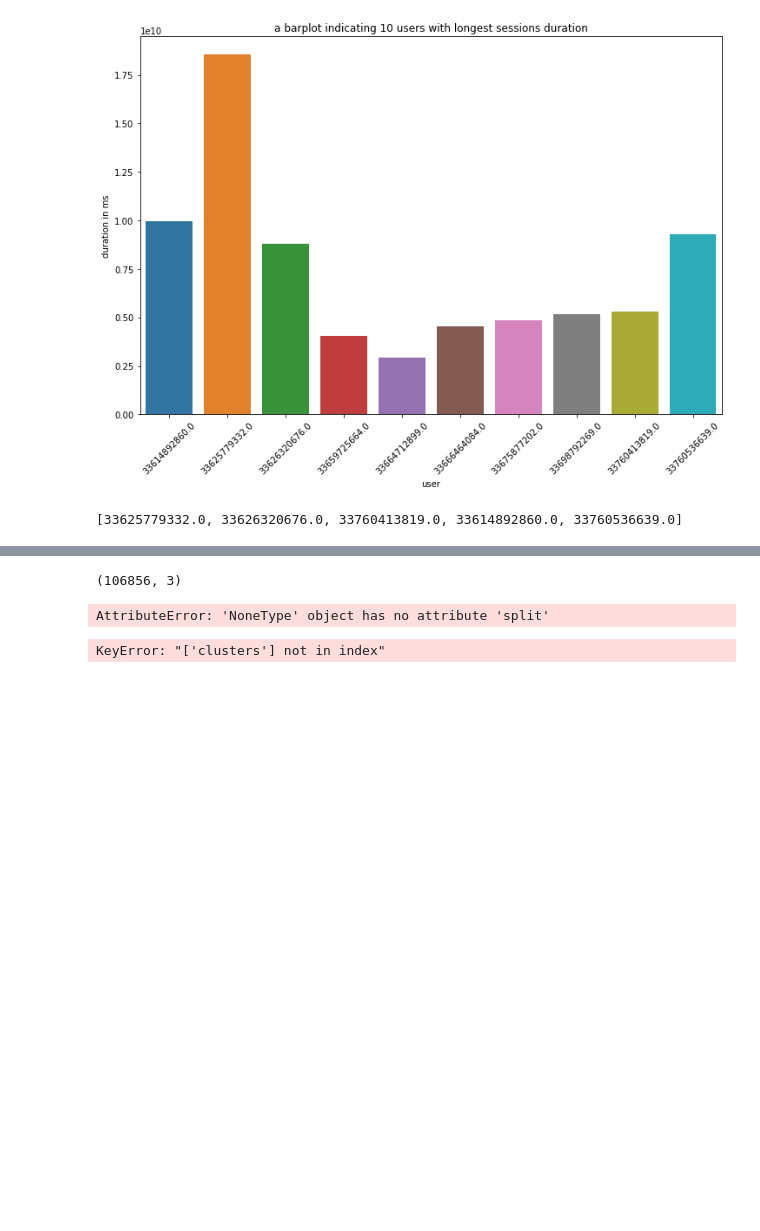
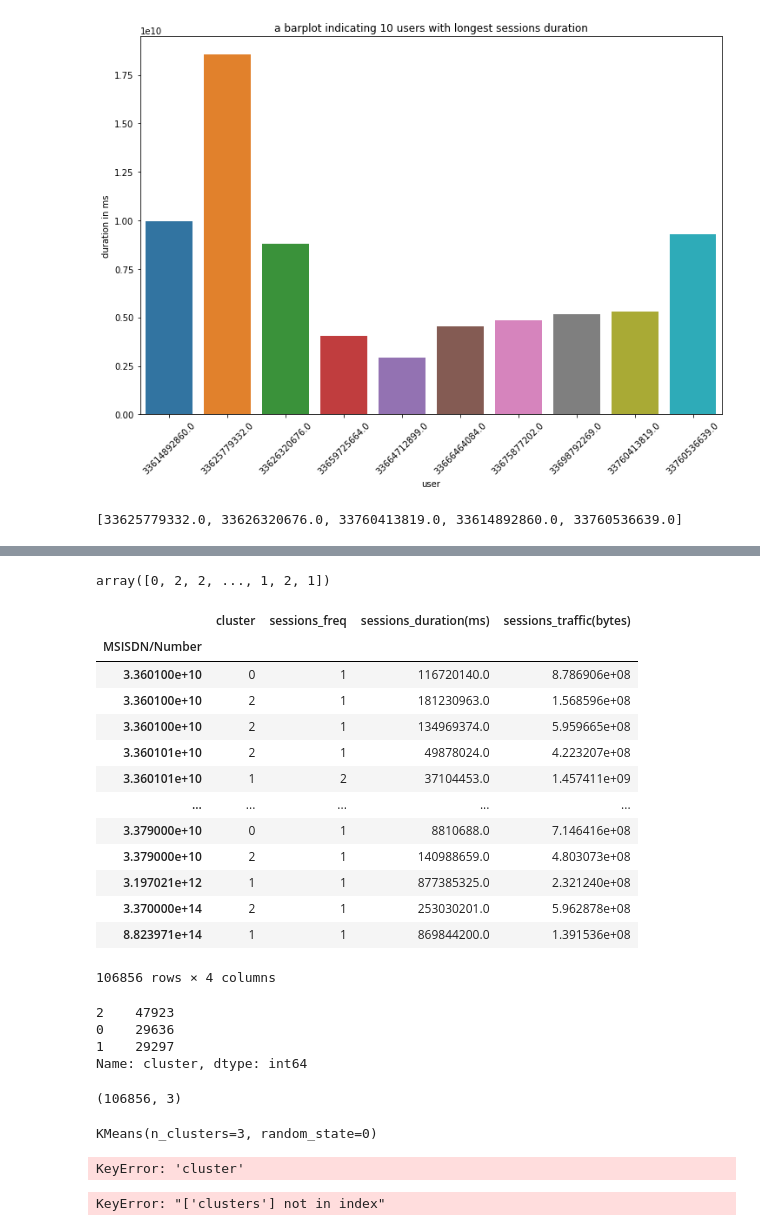
Before and after one commit to akrobi/TellCoAnalysis, a Jupyter notebook: notebooks/User Engagement Analysis.ipynb, the cells around one changed output, grey strips where cells are left out. Saved outputs shown, nothing was run; the diff lists cells and outputs as text; code cells hidden in the pictures; blank space fills up the shorter version.

Commit message:
updated user engagement ntbk

```diff
--- a/notebooks/User Engagement Analysis.ipynb
+++ b/notebooks/User Engagement Analysis.ipynb
@@ -151,0 +169,5 @@ IntersecOfSets(a, b, c)
+# %%
+# scaling the data
+
+scaled_agg = StandardScaler().fit_transform(agg_user_data)
+scaled_agg
@@ -151,0 +182,5 @@ IntersecOfSets(a, b, c)
+# %%
+# normalizing the scaled data
+
+normalized_data = normalize(scaled_agg)
+normalized_data
@@ -152,3 +195,39 @@ IntersecOfSets(a, b, c)
+# %%
+# running a kmeans(k=3) to classify the customers in 3 groups of engagement
+
+kmeans = KMeans(n_clusters=3, random_state=1)
+kmeans.fit(normalized_data)
+kmeans.labels_
+# kmean_data = kmean.predict(normalized_data)
+# %% [output]
+array([0, 2, 2, ..., 1, 2, 1])
+# %%
+#
+
+agg_user_data.insert(0, 'cluster', kmeans.labels_)
+agg_user_data
+# %% [output]
+|  | cluster | sessions_freq | sessions_duration(ms) | sessions_traffic(bytes) |
+| MSISDN/Number |  |  |  |  |
+| 3.360100e+10 | 0 | 1 | 116720140.0 | 8.786906e+08 |
+| 3.360100e+10 | 2 | 1 | 181230963.0 | 1.568596e+08 |
+| 3.360100e+10 | 2 | 1 | 134969374.0 | 5.959665e+08 |
+| 3.360101e+10 | 2 | 1 | 49878024.0 | 4.223207e+08 |
+| 3.360101e+10 | 1 | 2 | 37104453.0 | 1.457411e+09 |
+| ... | ... | ... | ... | ... |
+| 3.379000e+10 | 0 | 1 | 8810688.0 | 7.146416e+08 |
+| 3.379000e+10 | 2 | 1 | 140988659.0 | 4.803073e+08 |
+| 3.197021e+12 | 1 | 1 | 877385325.0 | 2.321240e+08 |
+| 3.370000e+14 | 2 | 1 | 253030201.0 | 5.962878e+08 |
+| 8.823971e+14 | 1 | 1 | 869844200.0 | 1.391536e+08 |
+106856 rows × 4 columns
+# %%
+agg_user_data['cluster'].value_counts()
+# %% [output]
+2    47923
+0    29636
+1    29297
+Name: cluster, dtype: int64
 # %%
 # Normalizing the aggregated dataset using log transformation
 norm_agg_user_data = np.log1p(agg_user_data)
@@ -161,9 +240,14 @@ norm_agg_user_data.shape
 # kmeans on 3 clusters.
 kmeans = KMeans(n_clusters = 3, init = 'k-means++', random_state = 0)
 kmeans.fit(norm_agg_user_data)
-kmeans_data = kmeans.predict(norm_agg_user_data)
+# kmeans_data = kmeans.predict(norm_agg_user_data)
 # %% [output]
-AttributeError: 'NoneType' object has no attribute 'split'
+KMeans(n_clusters=3, random_state=0)
+# %%
+#plot the clusters(3D)
+pd.plotting.parallel_coordinates(norm_agg_user_data, 'cluster')
+# %% [output]
+KeyError: 'cluster'
 # %%
 # add the predicted clusters as a column in the df
 norm_agg_user_data['clusters'] = pd.Series(kmeans_data, index=norm_agg_user_data.index)
```
Also changed, not shown: parts of 9 cells of this notebook.
